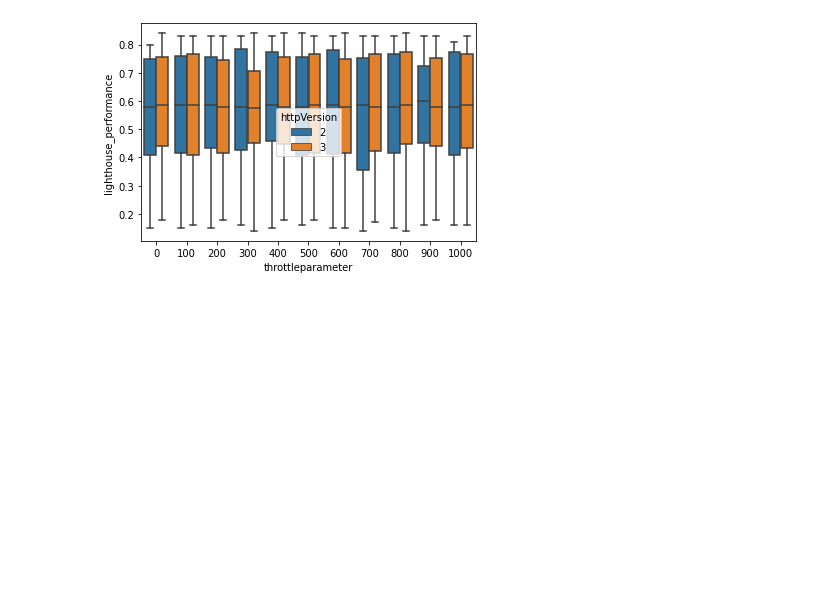
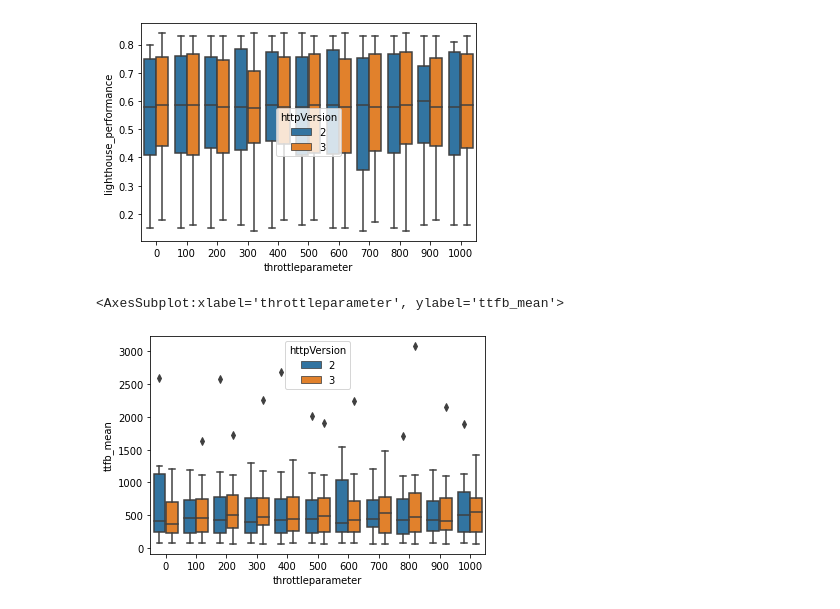
Before and after one commit to caramelmelmel/skrowten, a Jupyter notebook: dataAnalysis/delay_analysis.ipynb, the cells around one changed output. Saved outputs shown, nothing was run; the diff lists cells and outputs as text; code cells hidden in the pictures; blank space fills up the shorter version.

Commit message:
Add some extra boxplots

```diff
--- a/dataAnalysis/delay_analysis.ipynb
+++ b/dataAnalysis/delay_analysis.ipynb
@@ -7,7 +7,8 @@ def convert_ms_to_int(e):
 data = pd.read_csv("cleaned_data.csv")
 data = data[data["throttleType"] == "delay"]
 # %%
-delay_data = data[['throttleparameter', 'speed-index_numericValue', 'speed-index_score', 'lighthouse_performance', 'httpVersion']]
+# delay_data = data[['throttleparameter', 'speed-index_numericValue', 'speed-index_score', 'lighthouse_performance', 'httpVersion', 'ttfb_mean', 'domComplete_mean', 'fullyLoaded_mean', 'firstPaint_mean']]
+delay_data = data
 delay_data['throttleparameter'] = delay_data['throttleparameter'].apply(convert_ms_to_int)
 delay_data.sort_values(by=['throttleparameter'], inplace=True)
 
@@ -73,3 +65,8 @@ sns.boxplot(x="throttleparameter", y="lighthouse_performance", hue="httpVersion"
 # %% [output]
 <AxesSubplot:xlabel='throttleparameter', ylabel='lighthouse_performance'>
 [figure]
+# %%
+sns.boxplot(x="throttleparameter", y="ttfb_mean", hue="httpVersion", data=delay_data)
+# %% [output]
+<AxesSubplot:xlabel='throttleparameter', ylabel='ttfb_mean'>
+[figure, added]
```
Also changed, not shown: parts of 6 cells of this notebook.
